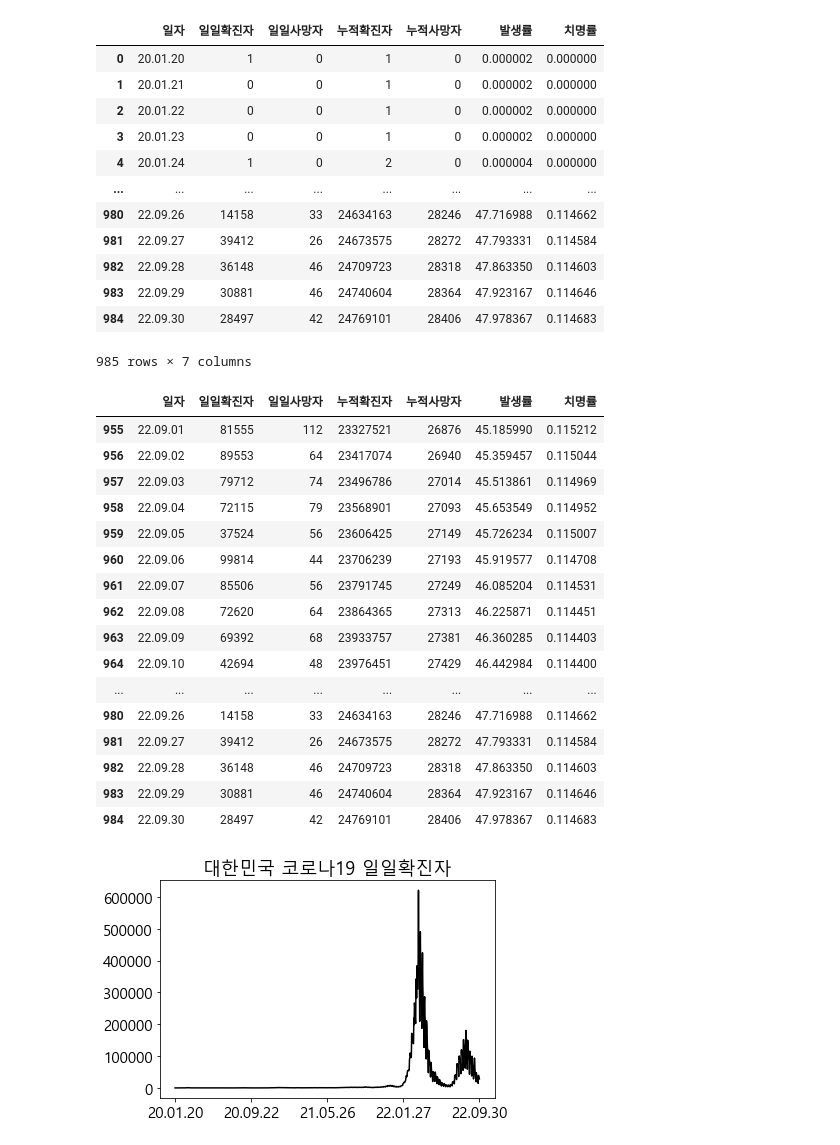
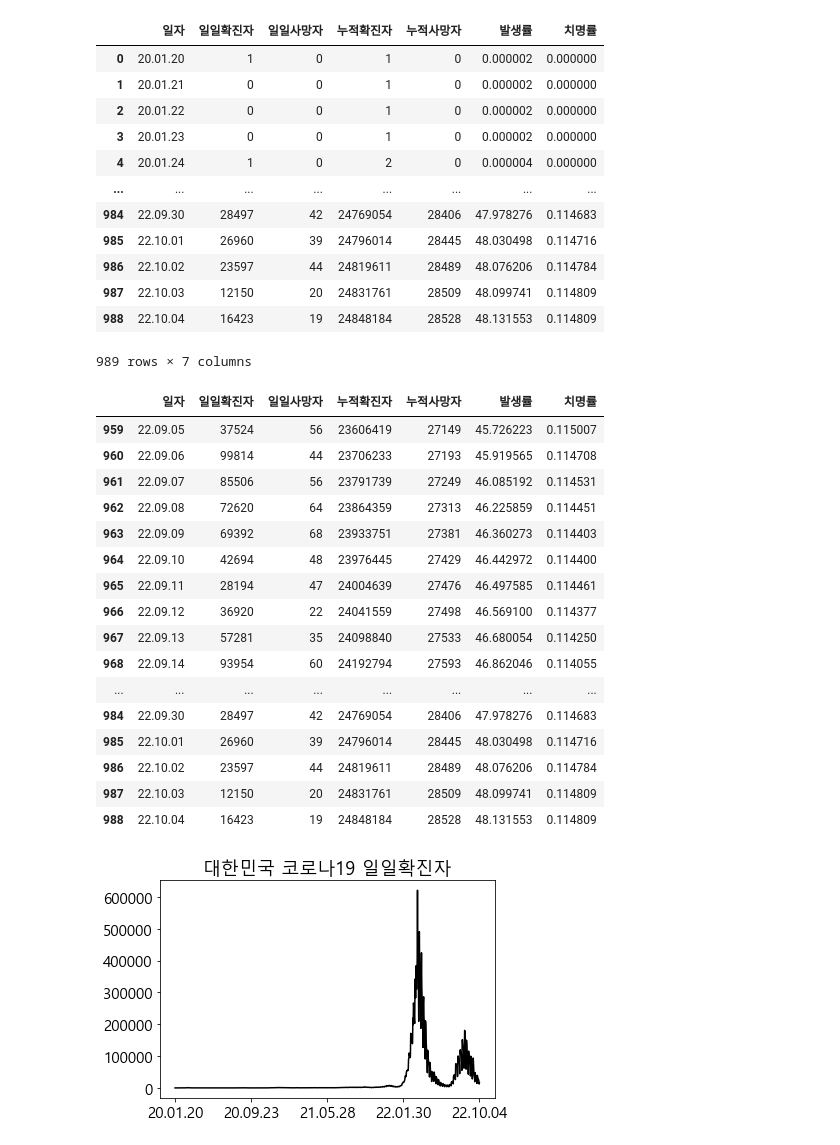
Before and after one commit to cpwoo/ProjectCorona, a Jupyter notebook: ProjectCorona.ipynb, the cells around one changed output. Cells and saved outputs as stored; diff of their text form; code cells hidden in the pictures.

```diff
--- a/ProjectCorona.ipynb
+++ b/ProjectCorona.ipynb
@@ -7,51 +7,51 @@ matplotlib.rcParams['axes.unicode_minus'] = False
 # %%
 import pandas as pd
 import numpy as np
-df = pd.read_excel('코로나바이러스감염증-19_확진환자_발생현황_220930.xlsx', skiprows=[0,1,2,3,5])
+df = pd.read_excel('코로나바이러스감염증-19_확진환자_발생현황_221004.xlsx', skiprows=[0,1,2,3,5])
 df.drop(columns=['국내발생(명)', '해외유입(명)'], inplace=True)
 df.rename(columns={'계(명)':'일일확진자', '사망(명)':'일일사망자'}, inplace=True)
 df['일자'] = df['일자'].dt.strftime('%y.%m.%d')
 df.replace('-', 0, inplace=True)
 df['누적확진자'] = df['일일확진자'].cumsum()
 df['누적사망자'] = df['일일사망자'].cumsum()
 df['발생률'] = df['누적확진자'] / 51625561 * 100
 df['치명률'] = df['누적사망자'] / df['누적확진자'] * 100
 df
 # %% [output]
 |  | 일자 | 일일확진자 | 일일사망자 | 누적확진자 | 누적사망자 | 발생률 | 치명률 |
 | 0 | 20.01.20 | 1 | 0 | 1 | 0 | 0.000002 | 0.000000 |
 | 1 | 20.01.21 | 0 | 0 | 1 | 0 | 0.000002 | 0.000000 |
 | 2 | 20.01.22 | 0 | 0 | 1 | 0 | 0.000002 | 0.000000 |
 | 3 | 20.01.23 | 0 | 0 | 1 | 0 | 0.000002 | 0.000000 |
 | 4 | 20.01.24 | 1 | 0 | 2 | 0 | 0.000004 | 0.000000 |
 | ... | ... | ... | ... | ... | ... | ... | ... |
-| 980 | 22.09.26 | 14158 | 33 | 24634163 | 28246 | 47.716988 | 0.114662 |
-| 981 | 22.09.27 | 39412 | 26 | 24673575 | 28272 | 47.793331 | 0.114584 |
-| 982 | 22.09.28 | 36148 | 46 | 24709723 | 28318 | 47.863350 | 0.114603 |
-| 983 | 22.09.29 | 30881 | 46 | 24740604 | 28364 | 47.923167 | 0.114646 |
-| 984 | 22.09.30 | 28497 | 42 | 24769101 | 28406 | 47.978367 | 0.114683 |
+| 984 | 22.09.30 | 28497 | 42 | 24769054 | 28406 | 47.978276 | 0.114683 |
+| 985 | 22.10.01 | 26960 | 39 | 24796014 | 28445 | 48.030498 | 0.114716 |
+| 986 | 22.10.02 | 23597 | 44 | 24819611 | 28489 | 48.076206 | 0.114784 |
+| 987 | 22.10.03 | 12150 | 20 | 24831761 | 28509 | 48.099741 | 0.114809 |
+| 988 | 22.10.04 | 16423 | 19 | 24848184 | 28528 | 48.131553 | 0.114809 |
-985 rows × 7 columns
+989 rows × 7 columns
 # %%
 df30 = df.tail(30)
 df30
 # %% [output]
 |  | 일자 | 일일확진자 | 일일사망자 | 누적확진자 | 누적사망자 | 발생률 | 치명률 |
-| 955 | 22.09.01 | 81555 | 112 | 23327521 | 26876 | 45.185990 | 0.115212 |
-| 956 | 22.09.02 | 89553 | 64 | 23417074 | 26940 | 45.359457 | 0.115044 |
-| 957 | 22.09.03 | 79712 | 74 | 23496786 | 27014 | 45.513861 | 0.114969 |
-| 958 | 22.09.04 | 72115 | 79 | 23568901 | 27093 | 45.653549 | 0.114952 |
-| 959 | 22.09.05 | 37524 | 56 | 23606425 | 27149 | 45.726234 | 0.115007 |
-| 960 | 22.09.06 | 99814 | 44 | 23706239 | 27193 | 45.919577 | 0.114708 |
-| 961 | 22.09.07 | 85506 | 56 | 23791745 | 27249 | 46.085204 | 0.114531 |
-| 962 | 22.09.08 | 72620 | 64 | 23864365 | 27313 | 46.225871 | 0.114451 |
-| 963 | 22.09.09 | 69392 | 68 | 23933757 | 27381 | 46.360285 | 0.114403 |
-| 964 | 22.09.10 | 42694 | 48 | 23976451 | 27429 | 46.442984 | 0.114400 |
+| 959 | 22.09.05 | 37524 | 56 | 23606419 | 27149 | 45.726223 | 0.115007 |
+| 960 | 22.09.06 | 99814 | 44 | 23706233 | 27193 | 45.919565 | 0.114708 |
+| 961 | 22.09.07 | 85506 | 56 | 23791739 | 27249 | 46.085192 | 0.114531 |
+| 962 | 22.09.08 | 72620 | 64 | 23864359 | 27313 | 46.225859 | 0.114451 |
+| 963 | 22.09.09 | 69392 | 68 | 23933751 | 27381 | 46.360273 | 0.114403 |
+| 964 | 22.09.10 | 42694 | 48 | 23976445 | 27429 | 46.442972 | 0.114400 |
+| 965 | 22.09.11 | 28194 | 47 | 24004639 | 27476 | 46.497585 | 0.114461 |
+| 966 | 22.09.12 | 36920 | 22 | 24041559 | 27498 | 46.569100 | 0.114377 |
+| 967 | 22.09.13 | 57281 | 35 | 24098840 | 27533 | 46.680054 | 0.114250 |
+| 968 | 22.09.14 | 93954 | 60 | 24192794 | 27593 | 46.862046 | 0.114055 |
 | ... | ... | ... | ... | ... | ... | ... | ... |
-| 980 | 22.09.26 | 14158 | 33 | 24634163 | 28246 | 47.716988 | 0.114662 |
-| 981 | 22.09.27 | 39412 | 26 | 24673575 | 28272 | 47.793331 | 0.114584 |
-| 982 | 22.09.28 | 36148 | 46 | 24709723 | 28318 | 47.863350 | 0.114603 |
-| 983 | 22.09.29 | 30881 | 46 | 24740604 | 28364 | 47.923167 | 0.114646 |
-| 984 | 22.09.30 | 28497 | 42 | 24769101 | 28406 | 47.978367 | 0.114683 |
+| 984 | 22.09.30 | 28497 | 42 | 24769054 | 28406 | 47.978276 | 0.114683 |
+| 985 | 22.10.01 | 26960 | 39 | 24796014 | 28445 | 48.030498 | 0.114716 |
+| 986 | 22.10.02 | 23597 | 44 | 24819611 | 28489 | 48.076206 | 0.114784 |
+| 987 | 22.10.03 | 12150 | 20 | 24831761 | 28509 | 48.099741 | 0.114809 |
+| 988 | 22.10.04 | 16423 | 19 | 24848184 | 28528 | 48.131553 | 0.114809 |
 # %%
 x = df['일자']; y=df['일일확진자']
 plt.title('대한민국 코로나19 일일확진자')
```
Also changed, not shown: parts of 4 cells of this notebook, 7 other files.
